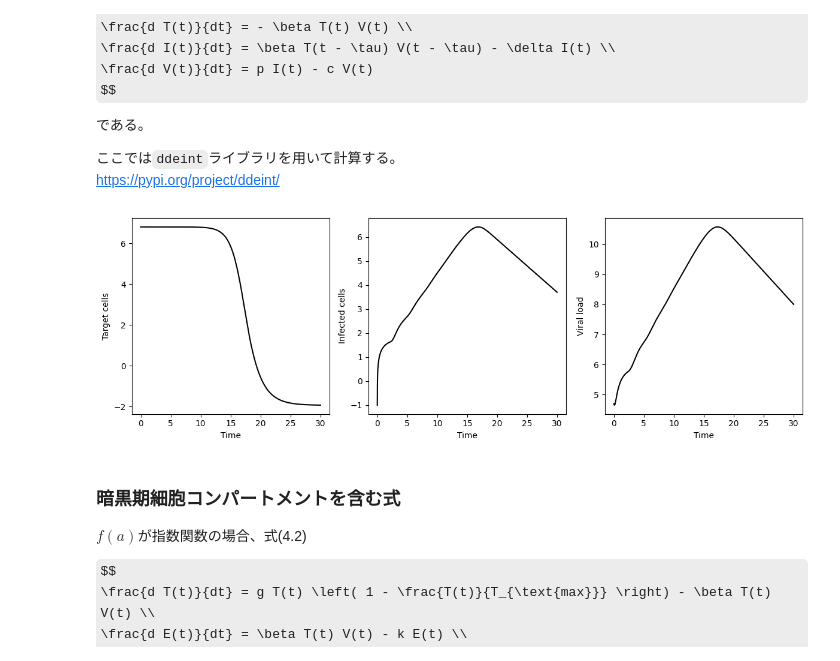
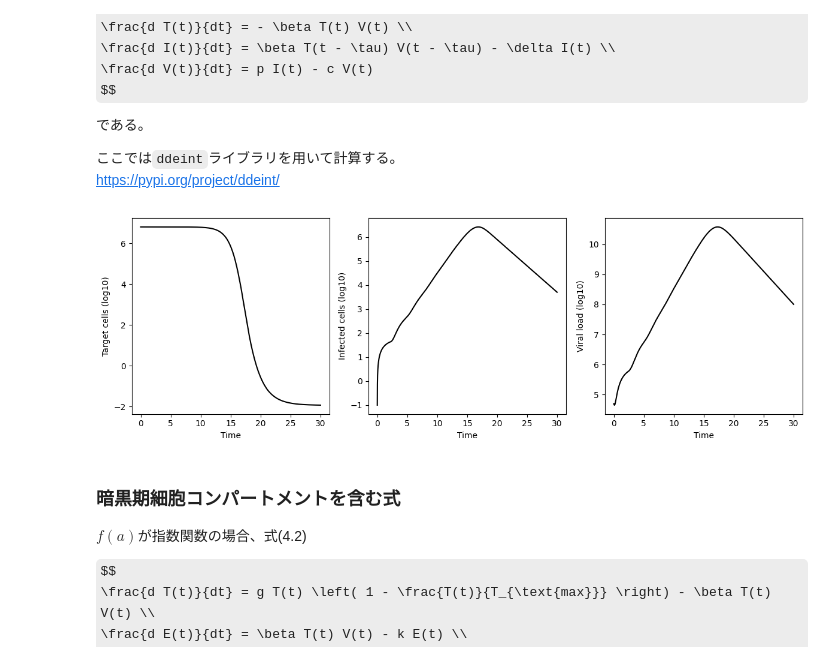
Before and after one commit to NU-iBLab/Book-VirusDynamics, a Jupyter notebook: code/Python_ipynb/04_01.ipynb, the cells around one changed output. Drawn from its saved outputs; the diff is of its cells as text; code cells hidden in the pictures; some formulas as TeX source.

```diff
--- a/code/Python_ipynb/04_01.ipynb
+++ b/code/Python_ipynb/04_01.ipynb
@@ -81,10 +81,10 @@ def DDEs(parms):
 
     ## 計算のタイムステップ
     t_list = np.arange(Tmin, Tmax + step_size, step_size)
-    ## t < tauのときのT, I, Vの値 <- 引数tに対してarrayを返す関数
-    values_before_tau = lambda t: array([parms[5], parms[6], parms[7]])
+    ## t < tauのときのT, I, Vの値 <- 引数tに対してnumpyのarrayを返す関数
+    values_before_tau = lambda t: np.array([parms[5], parms[6], parms[7]])
     ## 微分方程式の計算
-    var_list = ddeint(dde_derives, values_before_tau, t_list, fargs=(beta, delta, p, c, tau, ))
+    var_list = ddeint(dde_derives, values_before_tau, t_list, fargs=(beta, delta, p, c, tau))
 
     return np.vstack([t_list, var_list.T])
 # %%
@@ -92,29 +92,29 @@ out1 = DDEs(pars1)
 # %%
 ## プロットの準備
 fig = plt.figure(figsize=(12,4))
 
 ## V(t)のプロット
 ax1 = fig.add_subplot(1, 3, 1) ## 1行2列のプロットの１番目
 ax1.plot(out1[0], np.log10(out1[1]), color = "black") ## pars1でのT(t)の数値解のプロット
 ax1.set_xlabel("Time") ## x軸のラベル
-ax1.set_ylabel("Target cells") ## y軸のラベル
+ax1.set_ylabel("Target cells (log10)") ## y軸のラベル
 
 ## I(t)のプロット
 ax2 = fig.add_subplot(1, 3, 2) ## 1行2列のプロットの１番目
 ax2.plot(out1[0], np.log10(out1[2]), color = "black") ## pars1でのI(t)の数値解のプロット
 ax2.set_xlabel("Time") ## x軸のラベル
-ax2.set_ylabel("Infected cells") ## y軸のラベル
+ax2.set_ylabel("Infected cells (log10)") ## y軸のラベル
 
 ## V(t)のプロット
 ax3 = fig.add_subplot(1, 3, 3) ## 1行2列のプロットの2番目
 ax3.plot(out1[0], np.log10(out1[3]), color = "black") ## pars1でのV(t)の数値解のプロット
 ax3.set_xlabel("Time") ## x軸のラベル
-ax3.set_ylabel("Viral load") ## y軸のラベル
+ax3.set_ylabel("Viral load (log10)") ## y軸のラベル
 
 fig.tight_layout()
 fig.show()
 # %% [output]
-[figure, old version]
+[figure, new version]
 # %% [markdown]
 ### 暗黒期細胞コンパートメントを含む式
 
```
Also changed, not shown: parts of 11 cells of this notebook, 10 other files.
